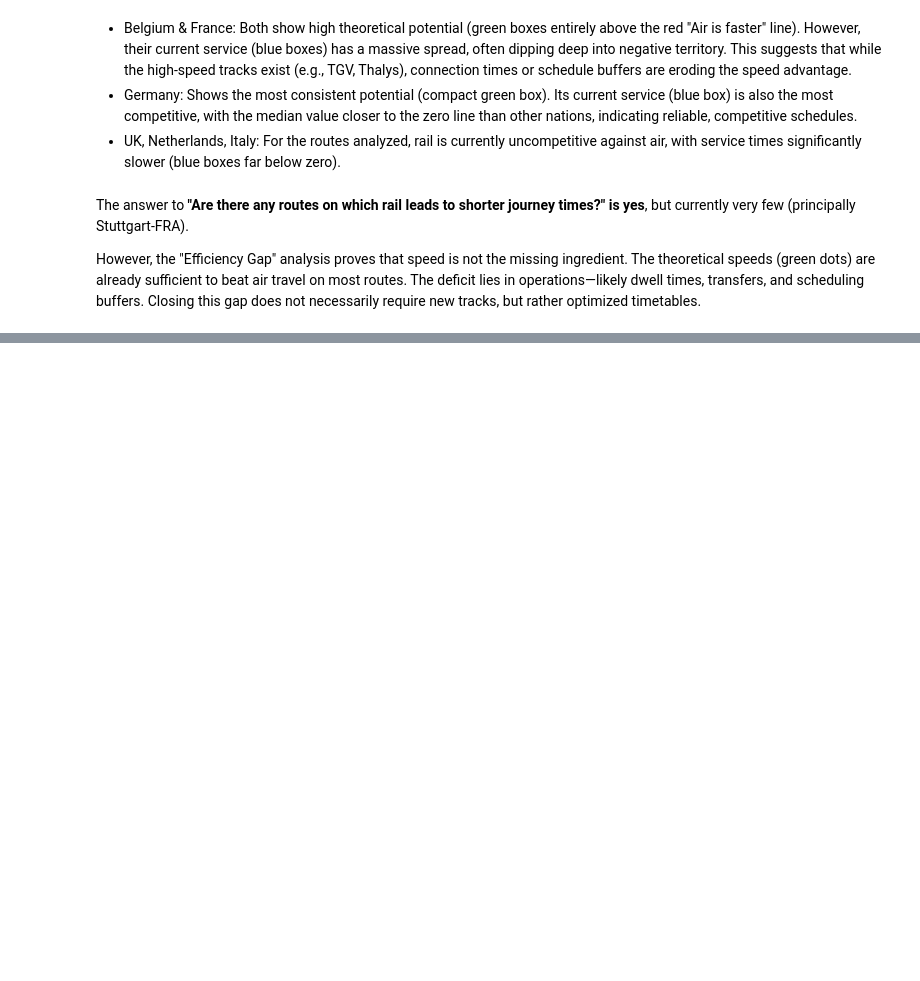
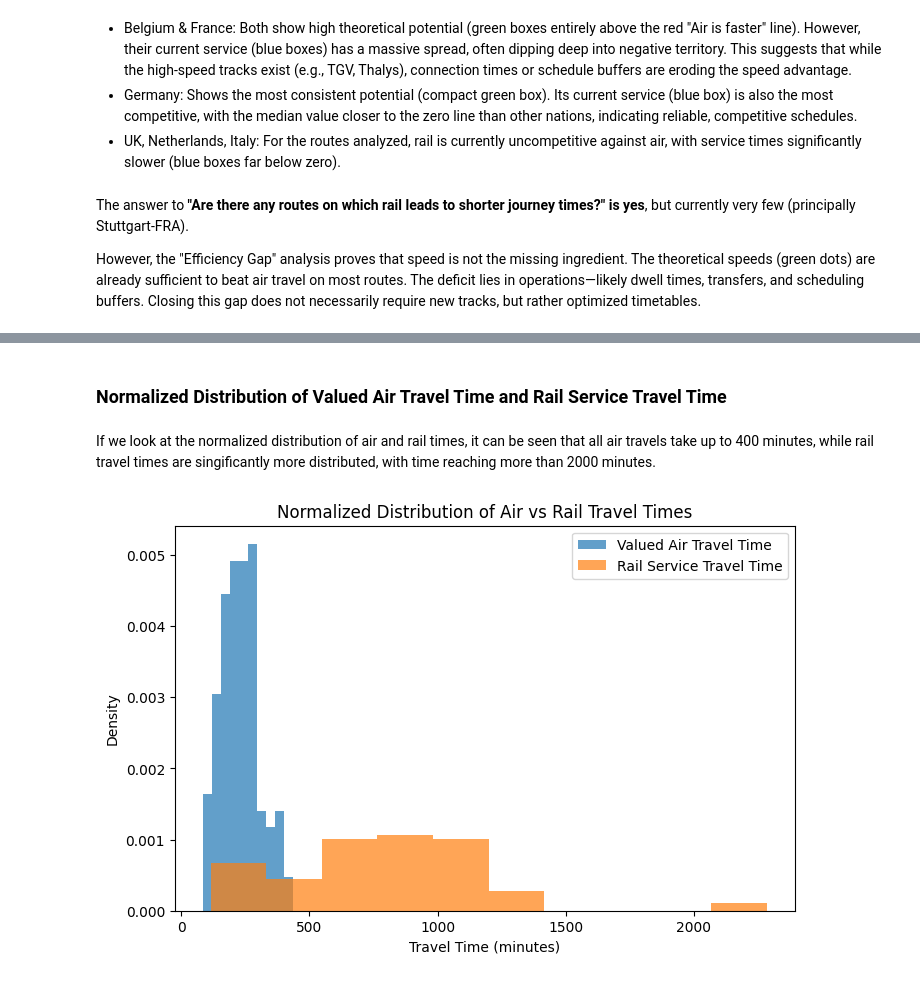
Before and after one commit to PhilippS01/ExDEx-A2, a Jupyter notebook: src/Final_Notebook.ipynb, the cells around one changed output, grey strips where cells are left out. Drawn from its saved outputs; the diff is of its cells as text; code cells hidden in the pictures; blank space fills up the shorter version.

```diff
--- a/src/Final_Notebook.ipynb
+++ b/src/Final_Notebook.ipynb
@@ -1303,0 +1627,30 @@ However, the "Efficiency Gap" analysis proves that speed is not the missing ingr
+# %% [markdown]
+### Normalized Distribution of Valued Air Travel Time and Rail Service Travel Time
+# %% [markdown]
+If we look at the normalized distribution of air and rail times, it can be seen that all air travels take up to 400 minutes, while rail travel times are singificantly more distributed, with time reaching more than 2000 minutes.
+# %%
+plt.figure(figsize=(8,5))
+
+plt.hist(
+    city_routes["Valued Air Travel Time"],
+    bins=10,
+    alpha=0.7,
+    density=True,
+    label="Valued Air Travel Time"
+)
+
+plt.hist(
+    city_routes["Rail Service Travel Time"],
+    bins=10,
+    alpha=0.7,
+    density=True,
+    label="Rail Service Travel Time"
+)
+
+plt.xlabel("Travel Time (minutes)")
+plt.ylabel("Density")
+plt.title("Normalized Distribution of Air vs Rail Travel Times")
+plt.legend()
+plt.show()
+# %% [output]
+[figure, added]
```
Also changed, not shown: parts of 64 cells of this notebook.
